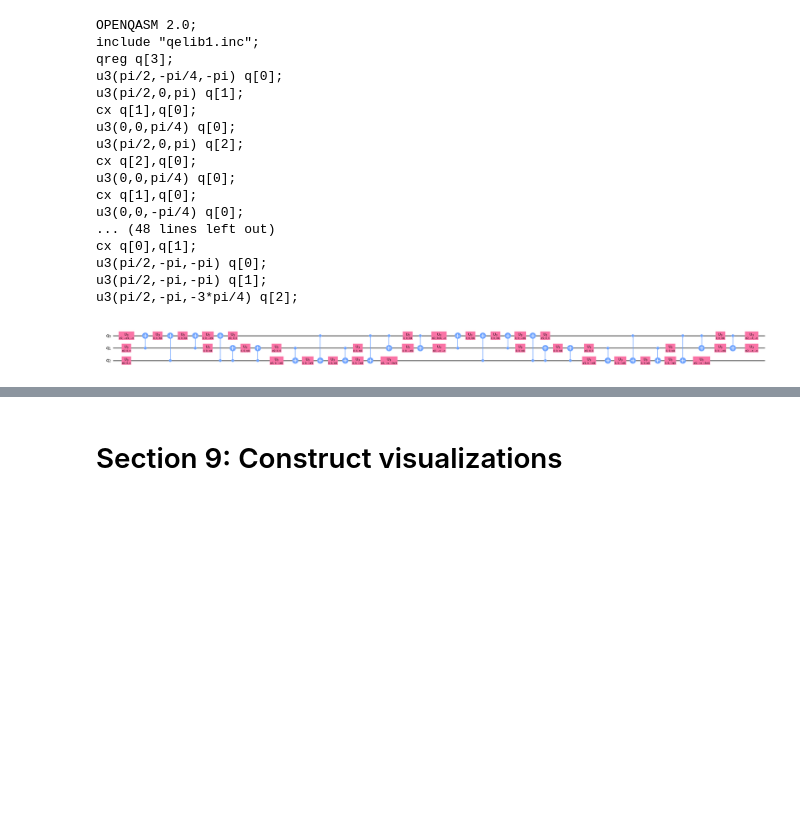
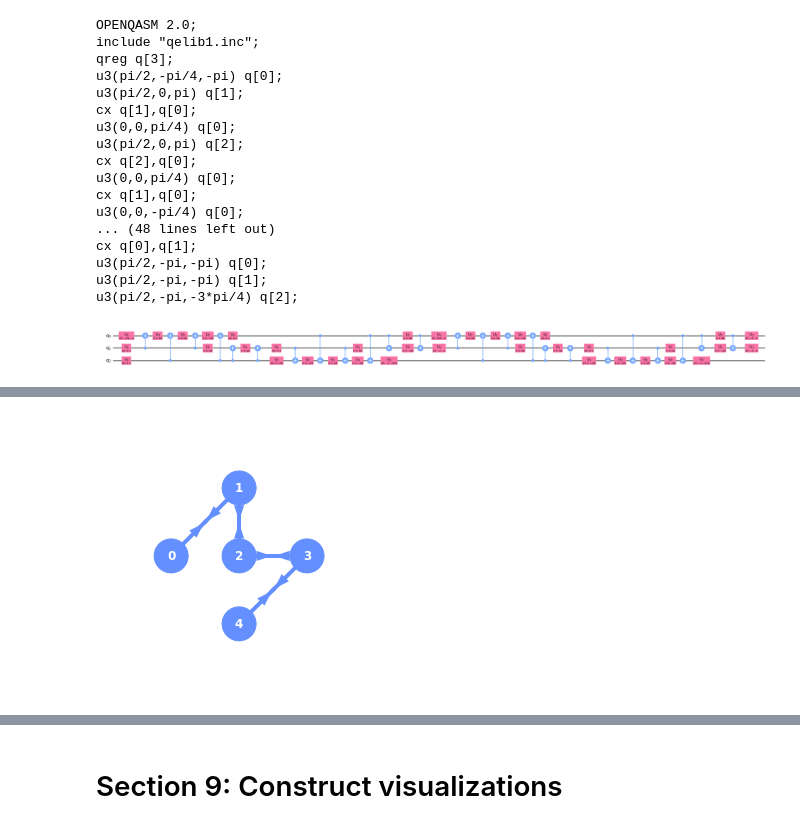
Before and after one commit to petr-ivashkov/qiskit-cert-workbook, a Jupyter notebook: workbook.ipynb, the cells around one changed output, grey strips where cells are left out. Saved outputs shown, nothing was run; the diff lists cells and outputs as text; code cells hidden in the pictures; blank space fills up the shorter version.

```diff
--- a/workbook.ipynb
+++ b/workbook.ipynb
@@ -286,0 +352,8 @@ my_qc.draw('mpl', fold=-1)
+# %%
+# now let's pick one device and investigate it
+from qiskit.visualization import plot_gate_map
+backend = provider.get_backend('ibmq_bogota')
+
+plot_gate_map(backend, plot_directed=True)
+# %% [output]
+[figure, added]
```
Also changed, not shown: parts of 14 cells of this notebook.
